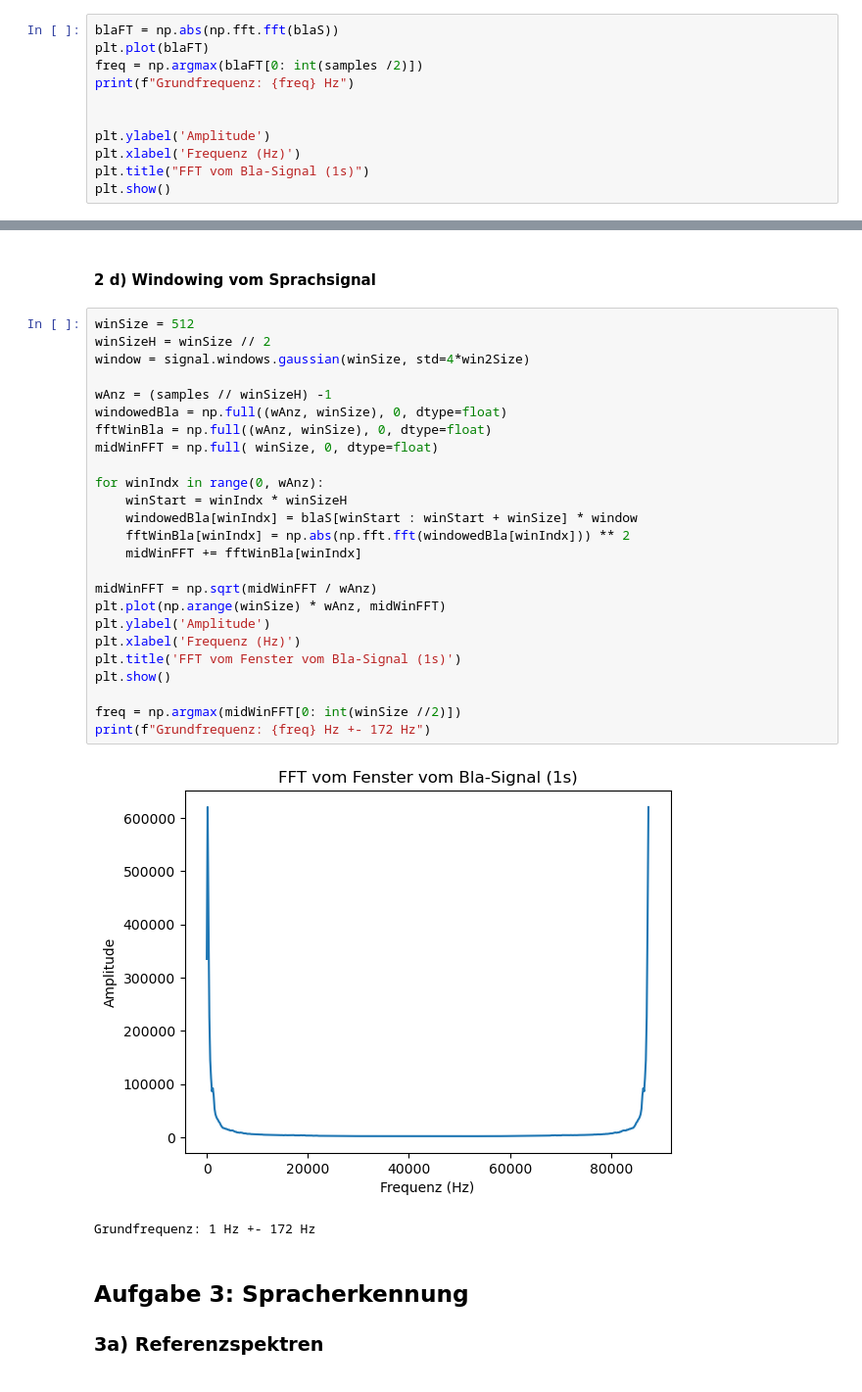
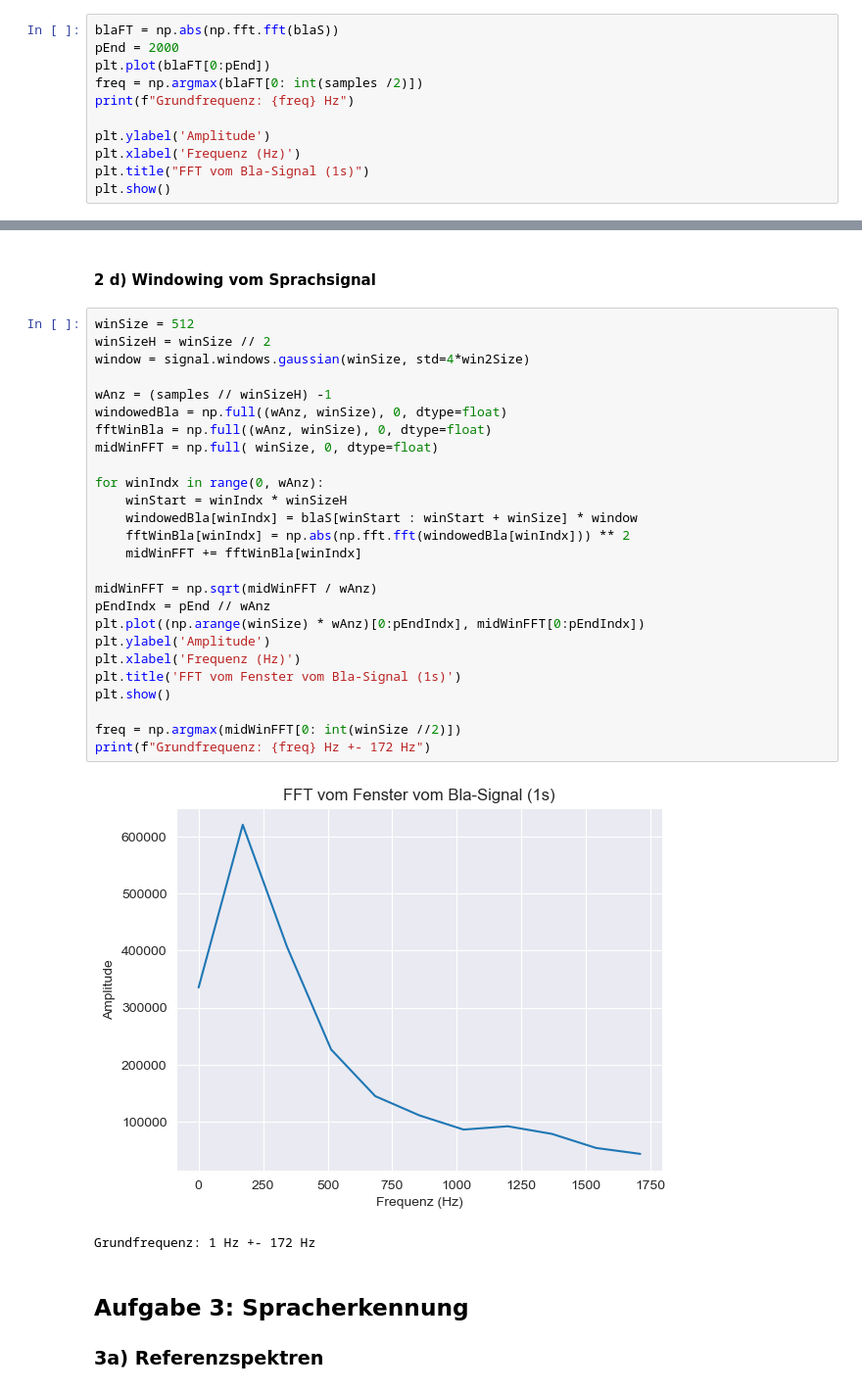
Before and after one commit to Atomarverseucht/AIN, a Jupyter notebook: 3/technische-grundlagen-der-kuenstlichen-intelligenz/versuch3/mikrofon.ipynb, the cells around one changed output, grey strips where cells are left out. Shown at 98% size. Drawn from its saved outputs; the diff is of its cells as text.

```diff
--- a/3/technische-grundlagen-der-kuenstlichen-intelligenz/versuch3/mikrofon.ipynb
+++ b/3/technische-grundlagen-der-kuenstlichen-intelligenz/versuch3/mikrofon.ipynb
@@ -92,10 +93,10 @@ plt.show()
 #### 2 c) Frequenz mit FFT
 # %%
 blaFT = np.abs(np.fft.fft(blaS))
-plt.plot(blaFT)
+pEnd = 2000
+plt.plot(blaFT[0:pEnd])
 freq = np.argmax(blaFT[0: int(samples /2)])
 print(f"Grundfrequenz: {freq} Hz")
-
 
 plt.ylabel('Amplitude')
 plt.xlabel('Frequenz (Hz)')
@@ -109,30 +110,31 @@ Grundfrequenz: 109 Hz
 # %%
 winSize = 512
 winSizeH = winSize // 2
 window = signal.windows.gaussian(winSize, std=4*win2Size)
 
 wAnz = (samples // winSizeH) -1
 windowedBla = np.full((wAnz, winSize), 0, dtype=float)
 fftWinBla = np.full((wAnz, winSize), 0, dtype=float)
 midWinFFT = np.full( winSize, 0, dtype=float)
 
 for winIndx in range(0, wAnz):
     winStart = winIndx * winSizeH
     windowedBla[winIndx] = blaS[winStart : winStart + winSize] * window
     fftWinBla[winIndx] = np.abs(np.fft.fft(windowedBla[winIndx])) ** 2
     midWinFFT += fftWinBla[winIndx]
 
 midWinFFT = np.sqrt(midWinFFT / wAnz)
-plt.plot(np.arange(winSize) * wAnz, midWinFFT)
+pEndIndx = pEnd // wAnz
+plt.plot((np.arange(winSize) * wAnz)[0:pEndIndx], midWinFFT[0:pEndIndx])
 plt.ylabel('Amplitude')
 plt.xlabel('Frequenz (Hz)')
 plt.title('FFT vom Fenster vom Bla-Signal (1s)')
 plt.show()
 
 freq = np.argmax(midWinFFT[0: int(winSize //2)])
 print(f"Grundfrequenz: {freq} Hz +- 172 Hz")
 # %% [output]
-[figure, old version]
+[figure, new version]
 Grundfrequenz: 1 Hz +- 172 Hz
 # %% [markdown]
 ## Aufgabe 3: Spracherkennung
```
Also changed, not shown: parts of 9 cells of this notebook.
